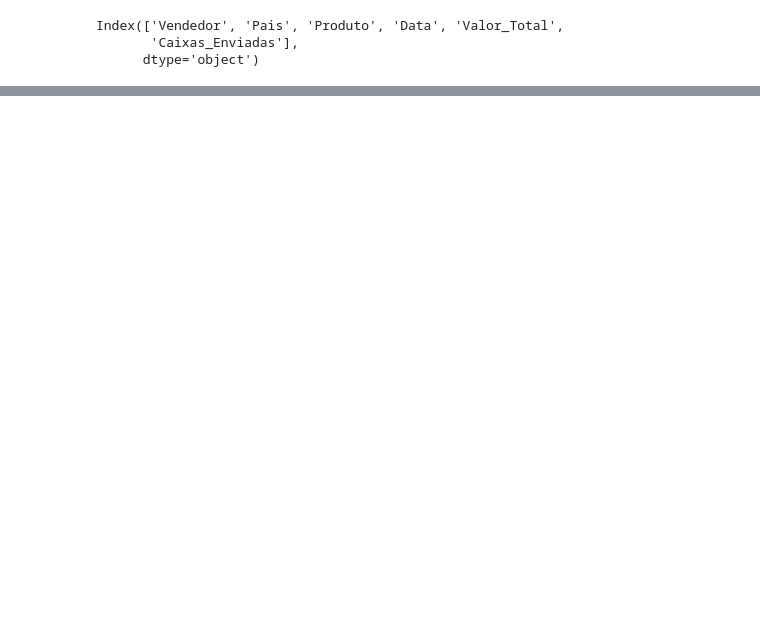
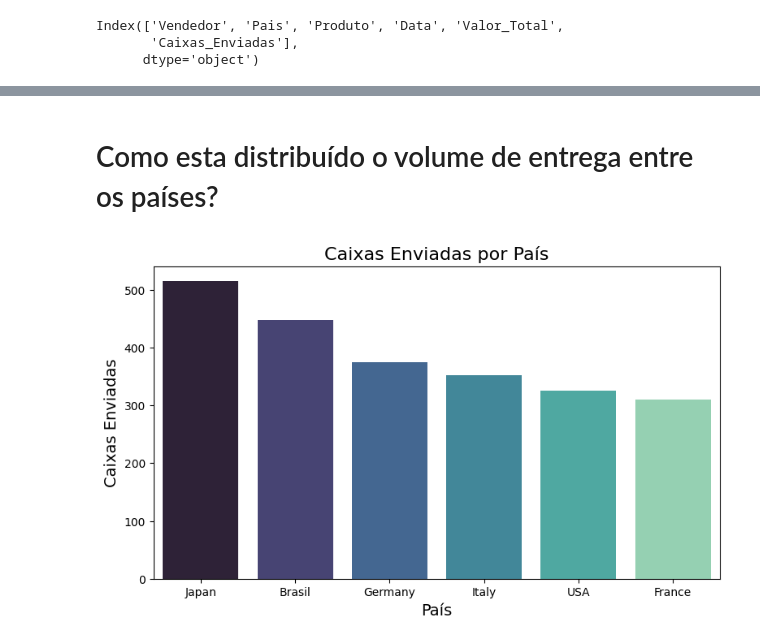
Before and after one commit to RodrygoYamasaki/ChocolateSales, a Jupyter notebook: notebooks/analise_exploratoria.ipynb, the cells around one changed output, grey strips where cells are left out. Cells and saved outputs as stored; diff of their text form; code cells hidden in the pictures; blank space fills up the shorter version.

```diff
--- a/notebooks/analise_exploratoria.ipynb
+++ b/notebooks/analise_exploratoria.ipynb
@@ -108,0 +151,14 @@ plt.show()
+# %% [markdown]
+# Como esta distribuído o volume de entrega entre os países?
+# %%
+caixas_pais = df.groupby('Pais', as_index=False)['Caixas_Enviadas'].sum().sort_values(by='Caixas_Enviadas', ascending=False)
+
+fig, ax = plt.subplots(figsize=(9, 5))
+ax = sns.barplot(data=caixas_pais, x='Pais', y='Caixas_Enviadas', palette='mako', hue='Pais')
+ax.set_title('Caixas Enviadas por País', fontsize=16)
+ax.set_xlabel('País', fontsize=14)
+ax.set_ylabel('Caixas Enviadas', fontsize=14)
+
+plt.show()
+# %% [output]
+[figure, added]
```
Also changed, not shown: parts of 20 cells of this notebook.
